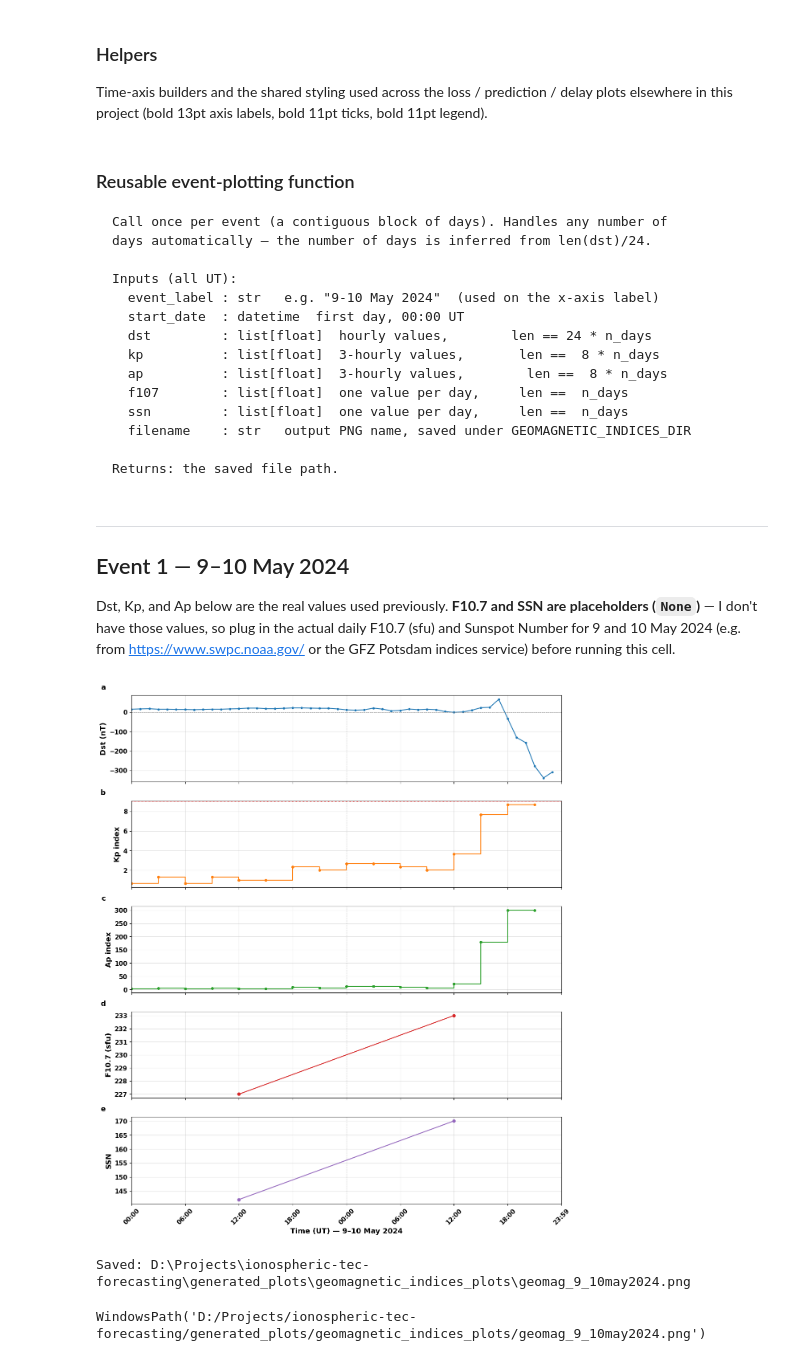
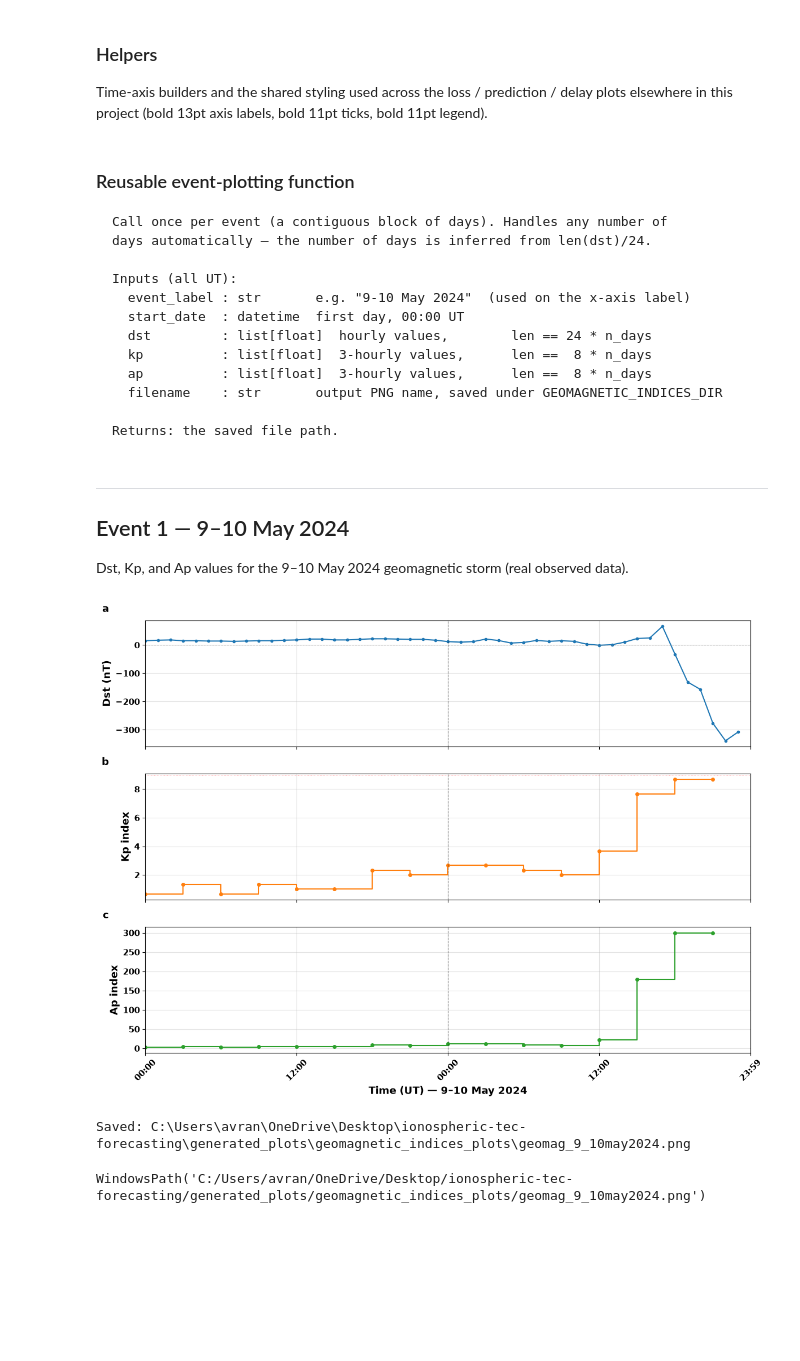
Before and after one commit to codewithavra/ionospheric-tec-forecasting, a Jupyter notebook: Geomagnetic_indices.ipynb, the cells around one changed output. Saved outputs shown, nothing was run; the diff lists cells and outputs as text; code cells hidden in the pictures; blank space fills up the shorter version.

Commit message:
Implement feature X to enhance user experience and optimize performance

````diff
--- a/Geomagnetic_indices.ipynb
+++ b/Geomagnetic_indices.ipynb
@@ -67,31 +61,26 @@ Call once per event (a contiguous block of days). Handles any number of
 days automatically — the number of days is inferred from len(dst)/24.
 
 Inputs (all UT):
-  event_label : str   e.g. "9-10 May 2024"  (used on the x-axis label)
+  event_label : str       e.g. "9-10 May 2024"  (used on the x-axis label)
   start_date  : datetime  first day, 00:00 UT
   dst         : list[float]  hourly values,        len == 24 * n_days
-  kp          : list[float]  3-hourly values,       len ==  8 * n_days
-  ap          : list[float]  3-hourly values,        len ==  8 * n_days
-  f107        : list[float]  one value per day,     len ==  n_days
-  ssn         : list[float]  one value per day,     len ==  n_days
-  filename    : str   output PNG name, saved under GEOMAGNETIC_INDICES_DIR
+  kp          : list[float]  3-hourly values,      len ==  8 * n_days
+  ap          : list[float]  3-hourly values,      len ==  8 * n_days
+  filename    : str       output PNG name, saved under GEOMAGNETIC_INDICES_DIR
 
 Returns: the saved file path.
 ```
 # %%
-def plot_geomagnetic_event(event_label, start_date, dst, kp, ap, f107, ssn, filename):
+def plot_geomagnetic_event(event_label, start_date, dst, kp, ap, filename):
     n_days = len(dst) // 24
     assert len(dst) == 24 * n_days, "dst must have 24 hourly values per day"
-    assert len(kp) == 8 * n_days, "kp must have 8 three-hourly values per day"
-    assert len(ap) == 8 * n_days, "ap must have 8 three-hourly values per day"
-    assert len(f107) == n_days, "f107 must have exactly one value per day"
-    assert len(ssn) == n_days, "ssn must have exactly one value per day"
+    assert len(kp)  ==  8 * n_days, "kp must have 8 three-hourly values per day"
+    assert len(ap)  ==  8 * n_days, "ap must have 8 three-hourly values per day"
 
     dst_times  = hourly_times(start_date, 24 * n_days)
     kpap_times = three_hourly_times(start_date, 8 * n_days)
-    daily_pts  = daily_times(start_date, n_days)
 
-    fig, axes = plt.subplots(5, 1, figsize=(12, 14), sharex=True)
+    fig, axes = plt.subplots(3, 1, figsize=(12, 9), sharex=True)
 
     axes[0].plot(dst_times, dst, color='#1f77b4', marker='o', markersize=3)
     axes[0].axhline(0, color='gray', linewidth=0.7, linestyle='--')
@@ -104,22 +93,15 @@ def plot_geomagnetic_event(event_label, start_date, dst, kp, ap, f107, ssn, file
     axes[2].step(kpap_times, ap, where='post', color='#2ca02c', marker='o', markersize=4)
     _style_axis(axes[2], "Ap index")
 
-    axes[3].plot(daily_pts, f107, color='#d62728', marker='o', markersize=5, linestyle='-')
-    _style_axis(axes[3], "F10.7 (sfu)")
-
-    axes[4].plot(daily_pts, ssn, color='#9467bd', marker='o', markersize=5, linestyle='-')
-    _style_axis(axes[4], "SSN")
-
     # Day-boundary guide lines for multi-day events
     for d in range(1, n_days):
         boundary = start_date + timedelta(hours=24 * d)
         for ax in axes:
             ax.axvline(boundary, color='black', linewidth=0.8, linestyle='--', alpha=0.6)
 
-    # 6-hour ticks across the whole window, ending at the last minute of
-    # the final day (23:59)
-    tick_hours = list(range(0, 24 * n_days, 6))
-    ticks = [start_date + timedelta(hours=h) for h in tick_hours]
+    # 12-hour ticks: 00:00, 12:00, 00:00, 12:00 ... then 23:59 at the end
+    tick_hours = list(range(0, 24 * n_days, 12))
+    ticks  = [start_date + timedelta(hours=h) for h in tick_hours]
     labels = [f"{h % 24:02d}:00" for h in tick_hours]
     ticks.append(start_date + timedelta(hours=24 * n_days - 1, minutes=59))
     labels.append("23:59")
@@ -131,7 +113,7 @@ def plot_geomagnetic_event(event_label, start_date, dst, kp, ap, f107, ssn, file
                          fontsize=PLOT_LABEL_FONTSIZE, fontweight=PLOT_LABEL_FONTWEIGHT)
     axes[-1].set_xlim(start_date, start_date + timedelta(hours=24 * n_days))
 
-    for ax, label in zip(axes, ['a', 'b', 'c', 'd', 'e']):
+    for ax, label in zip(axes, ['a', 'b', 'c']):
         _panel_label(ax, label)
 
     fig.tight_layout()
@@ -146,45 +128,35 @@ def plot_geomagnetic_event(event_label, start_date, dst, kp, ap, f107, ssn, file
 ---
 ## Event 1 — 9–10 May 2024
 
-Dst, Kp, and Ap below are the real values used previously. **F10.7 and SSN
-are placeholders (`None`)** — I don't have those values, so plug in the
-actual daily F10.7 (sfu) and Sunspot Number for 9 and 10 May 2024
-(e.g. from https://www.swpc.noaa.gov/ or the GFZ Potsdam indices service)
-before running this cell.
+Dst, Kp, and Ap values for the 9–10 May 2024 geomagnetic storm (real observed data).
 # %%
 event1_label = "9–10 May 2024"
 event1_start = datetime(2024, 5, 9)
 
 dst_event1 = (
     [15, 17, 18, 15, 15, 14, 14, 13, 14, 15, 15, 17, 18, 21, 21, 18, 18, 20, 22, 22, 21, 20, 20, 17]   # 9 May
     + [12, 10, 12, 21, 16, 7, 9, 16, 13, 15, 13, 3, -1, 1, 10, 23, 25, 66, -33, -131, -157, -277, -339, -308]  # 10 May
 )
 
 kp_event1 = (
     [0.667, 1.333, 0.667, 1.333, 1.000, 1.000, 2.333, 2.000]   # 9 May
     + [2.667, 2.667, 2.333, 2.000, 3.667, 7.667, 8.667, 8.667]  # 10 May
 )
 
 ap_event1 = (
     [3, 5, 3, 5, 4, 4, 9, 7]        # 9 May
     + [12, 12, 9, 7, 22, 179, 300, 300]  # 10 May
 )
 
-f107_event1 = [227, 233]
-
-ssn_event1 = [142, 170]
-
 plot_geomagnetic_event(
     event_label=event1_label,
     start_date=event1_start,
     dst=dst_event1,
     kp=kp_event1,
     ap=ap_event1,
-    f107=f107_event1,
-    ssn=ssn_event1,
     filename="geomag_9_10may2024.png",
 )
 # %% [output]
-[figure, old version]
+[figure, new version]
-Saved: D:\Projects\ionospheric-tec-forecasting\generated_plots\geomagnetic_indices_plots\geomag_9_10may2024.png
+Saved: C:\Users\avran\OneDrive\Desktop\ionospheric-tec-forecasting\generated_plots\geomagnetic_indices_plots\geomag_9_10may2024.png
-WindowsPath('D:/Projects/ionospheric-tec-forecasting/generated_plots/geomagnetic_indices_plots/geomag_9_10may2024.png')
+WindowsPath('C:/Users/avran/OneDrive/Desktop/ionospheric-tec-forecasting/generated_plots/geomagnetic_indices_plots/geomag_9_10may2024.png')
````
Also changed, not shown: parts of 5 cells of this notebook.
